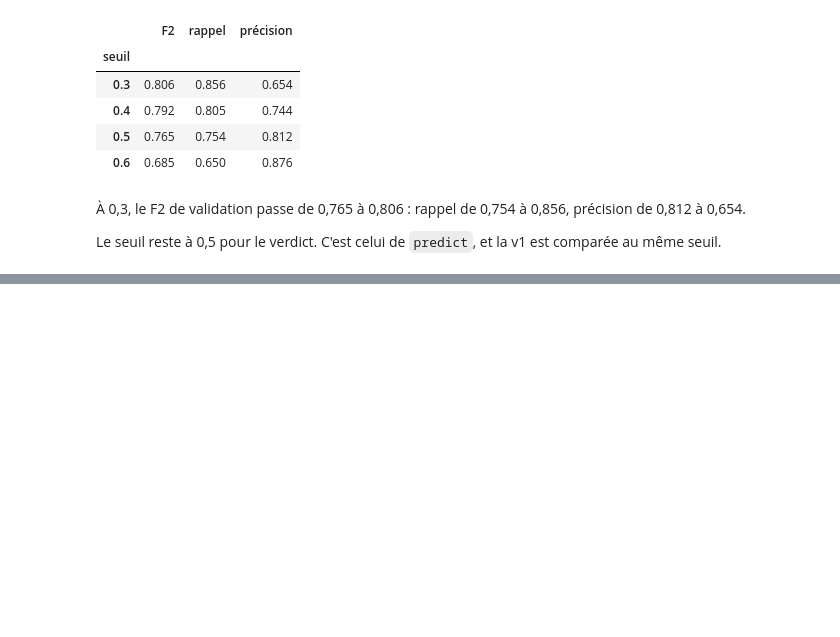
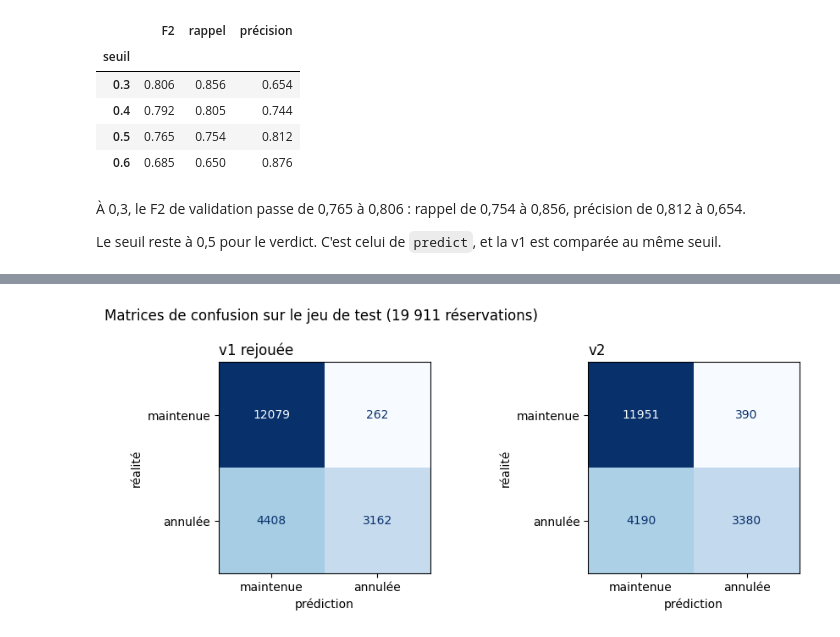
Before and after one commit to sojenorg/M1-B1-annulation-v2-wassim, a Jupyter notebook: notebooks/02_modelisation.ipynb, the cells around one changed output, grey strips where cells are left out. Drawn from its saved outputs; the diff is of its cells as text; code cells hidden in the pictures; blank space fills up the shorter version.

Commit message:
ajouter: verdict v1 rejouée contre v2 sur le jeu de test (tâche 8)

```diff
--- a/notebooks/02_modelisation.ipynb
+++ b/notebooks/02_modelisation.ipynb
@@ -581,0 +595,22 @@ Le seuil reste à 0,5 pour le verdict. C'est celui de `predict`, et la v1 est co
+# %%
+y_test = test[TARGET]  # première et seule utilisation du jeu de test
+print(f"Test : {len(test)} réservations, arrivées du {test['arrival_date'].min().date()} au {test['arrival_date'].max().date()}, taux d'annulation {y_test.mean():.1%}")
+
+
+def verdict(pipeline, colonnes):
+    debut = time.perf_counter()
+    pipeline.fit(train[colonnes], y_train)
+    duree = time.perf_counter() - debut
+    with tempfile.TemporaryDirectory() as dossier:
+        chemin = Path(dossier) / "modele.joblib"
+        joblib.dump(pipeline, chemin)
+        taille = chemin.stat().st_size / 1e6
+    mesures = evaluate(pipeline, test[colonnes], y_test)
+    confusion = mesures.pop("confusion_matrix")
+    return {**mesures, **confusion, "entraînement (s)": round(duree, 1), "taille (Mo)": round(taille, 2)}, pipeline
+
+
+resultat_v1, v1 = verdict(build_v1(), V1_FEATURES)
+resultat_v2, v2 = verdict(build_pipeline(), RAW_FEATURES)
+resultats = pd.DataFrame({"v1 rejouée": resultat_v1, "v2": resultat_v2})
+resultats
@@ -581,0 +632,15 @@ Le seuil reste à 0,5 pour le verdict. C'est celui de `predict`, et la v1 est co
+# %%
+fig, axes = plt.subplots(1, 2, figsize=(9, 3.8))
+for ax, (nom, modele, colonnes) in zip(axes, [("v1 rejouée", v1, V1_FEATURES), ("v2", v2, RAW_FEATURES)]):
+    ConfusionMatrixDisplay.from_predictions(
+        y_test, modele.predict(test[colonnes]), display_labels=["maintenue", "annulée"],
+        cmap="Blues", colorbar=False, values_format="d", ax=ax,
+    )
+    ax.set_title(nom, loc="left")
+    ax.set_xlabel("prédiction")
+    ax.set_ylabel("réalité")
+fig.suptitle("Matrices de confusion sur le jeu de test (19 911 réservations)", x=0.02, ha="left")
+fig.tight_layout()
+plt.show()
+# %% [output]
+[figure, added]
```
Also changed, not shown: parts of 8 cells of this notebook.
